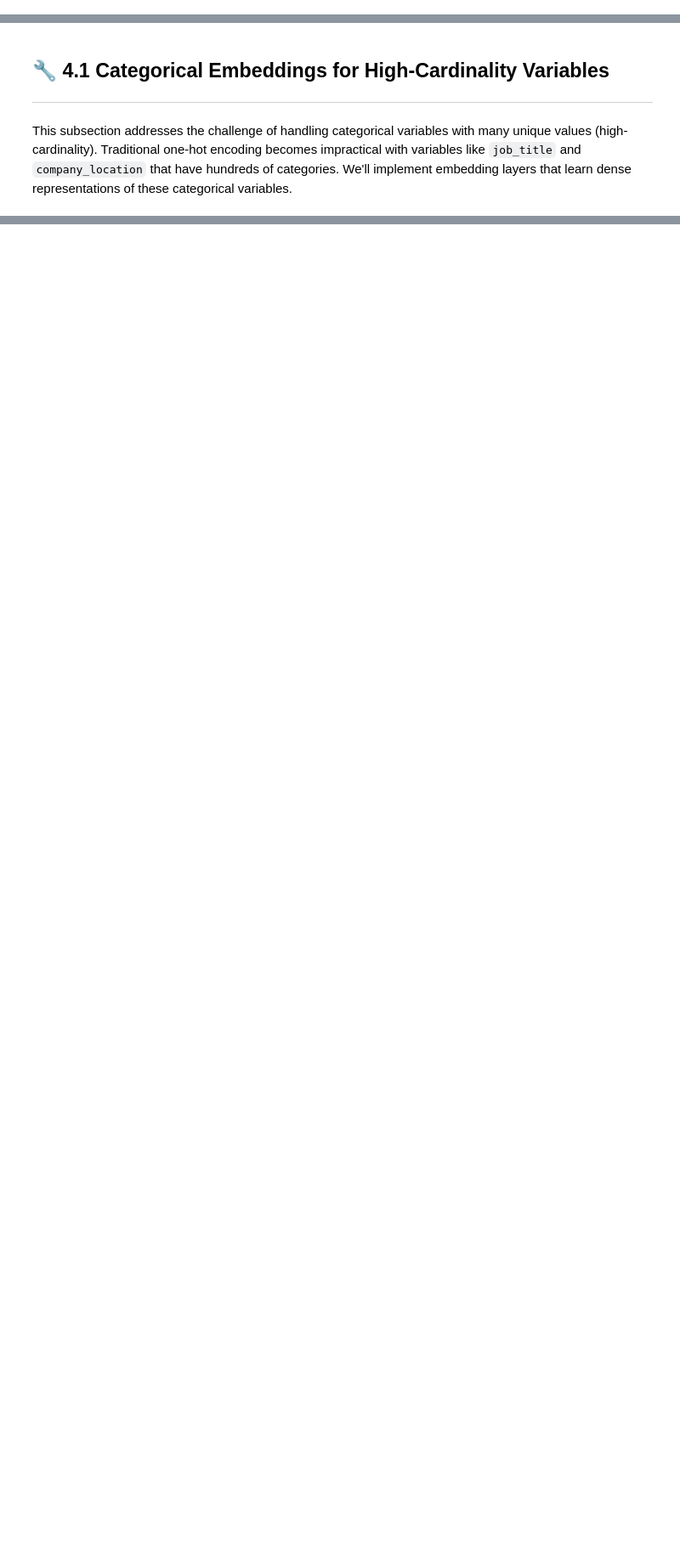
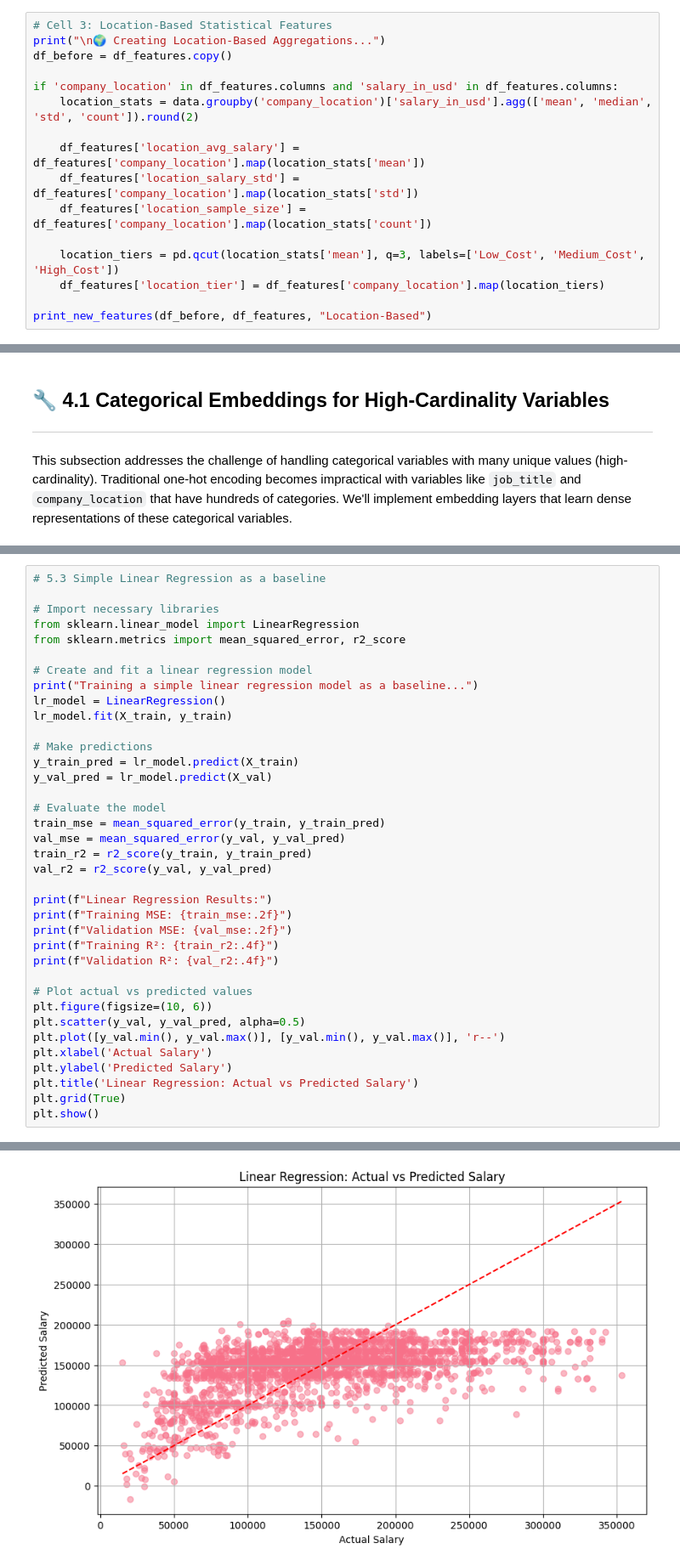
Before and after one commit to YanCotta/SDS-CP032-mlpaygrade, a Jupyter notebook: submissions/team-members/Teslim-Adeyanju/notebook.ipynb, the cells around one changed output, grey strips where cells are left out. Shown at 85% size. Drawn from its saved outputs; the diff is of its cells as text; blank space fills up the shorter version.

```diff
--- a/submissions/team-members/Teslim-Adeyanju/notebook.ipynb
+++ b/submissions/team-members/Teslim-Adeyanju/notebook.ipynb
@@ -1227,0 +1323,16 @@ This section focuses on transforming and creating features to improve model perf
+# %%
+# Cell 3: Location-Based Statistical Features
+print("\n🌍 Creating Location-Based Aggregations...")
+df_before = df_features.copy()
+
+if 'company_location' in df_features.columns and 'salary_in_usd' in df_features.columns:
+    location_stats = data.groupby('company_location')['salary_in_usd'].agg(['mean', 'median', 'std', 'count']).round(2)
+
+    df_features['location_avg_salary'] = df_features['company_location'].map(location_stats['mean'])
+    df_features['location_salary_std'] = df_features['company_location'].map(location_stats['std'])
+    df_features['location_sample_size'] = df_features['company_location'].map(location_stats['count'])
+
+    location_tiers = pd.qcut(location_stats['mean'], q=3, labels=['Low_Cost', 'Medium_Cost', 'High_Cost'])
+    df_features['location_tier'] = df_features['company_location'].map(location_tiers)
+
+print_new_features(df_before, df_features, "Location-Based")
@@ -2052,0 +1880,38 @@ print("=" * 40)
+# %%
+# 5.3 Simple Linear Regression as a baseline
+
+# Import necessary libraries
+from sklearn.linear_model import LinearRegression
+from sklearn.metrics import mean_squared_error, r2_score
+
+# Create and fit a linear regression model
+print("Training a simple linear regression model as a baseline...")
+lr_model = LinearRegression()
+lr_model.fit(X_train, y_train)
+
+# Make predictions
+y_train_pred = lr_model.predict(X_train)
+y_val_pred = lr_model.predict(X_val)
+
+# Evaluate the model
+train_mse = mean_squared_error(y_train, y_train_pred)
+val_mse = mean_squared_error(y_val, y_val_pred)
+train_r2 = r2_score(y_train, y_train_pred)
+val_r2 = r2_score(y_val, y_val_pred)
+
+print(f"Linear Regression Results:")
+print(f"Training MSE: {train_mse:.2f}")
+print(f"Validation MSE: {val_mse:.2f}")
+print(f"Training R²: {train_r2:.4f}")
+print(f"Validation R²: {val_r2:.4f}")
+
+# Plot actual vs predicted values
+plt.figure(figsize=(10, 6))
+plt.scatter(y_val, y_val_pred, alpha=0.5)
+plt.plot([y_val.min(), y_val.max()], [y_val.min(), y_val.max()], 'r--')
+plt.xlabel('Actual Salary')
+plt.ylabel('Predicted Salary')
+plt.title('Linear Regression: Actual vs Predicted Salary')
+plt.grid(True)
+plt.show()
+# %% [output]
@@ -2052,0 +1924 @@ print("=" * 40)
+[figure, added]
```
Also changed, not shown: parts of 55 cells of this notebook, 4 other files.
